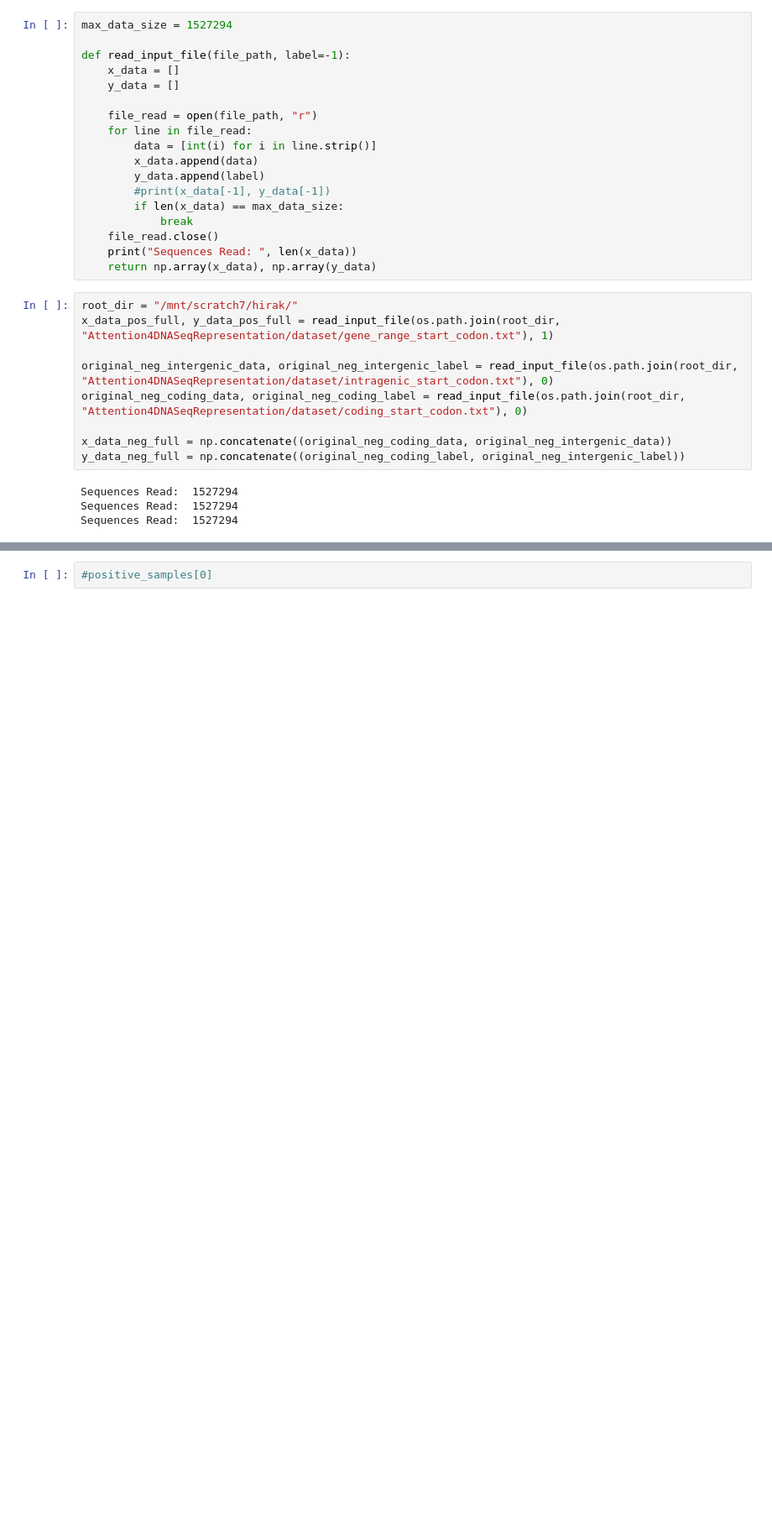
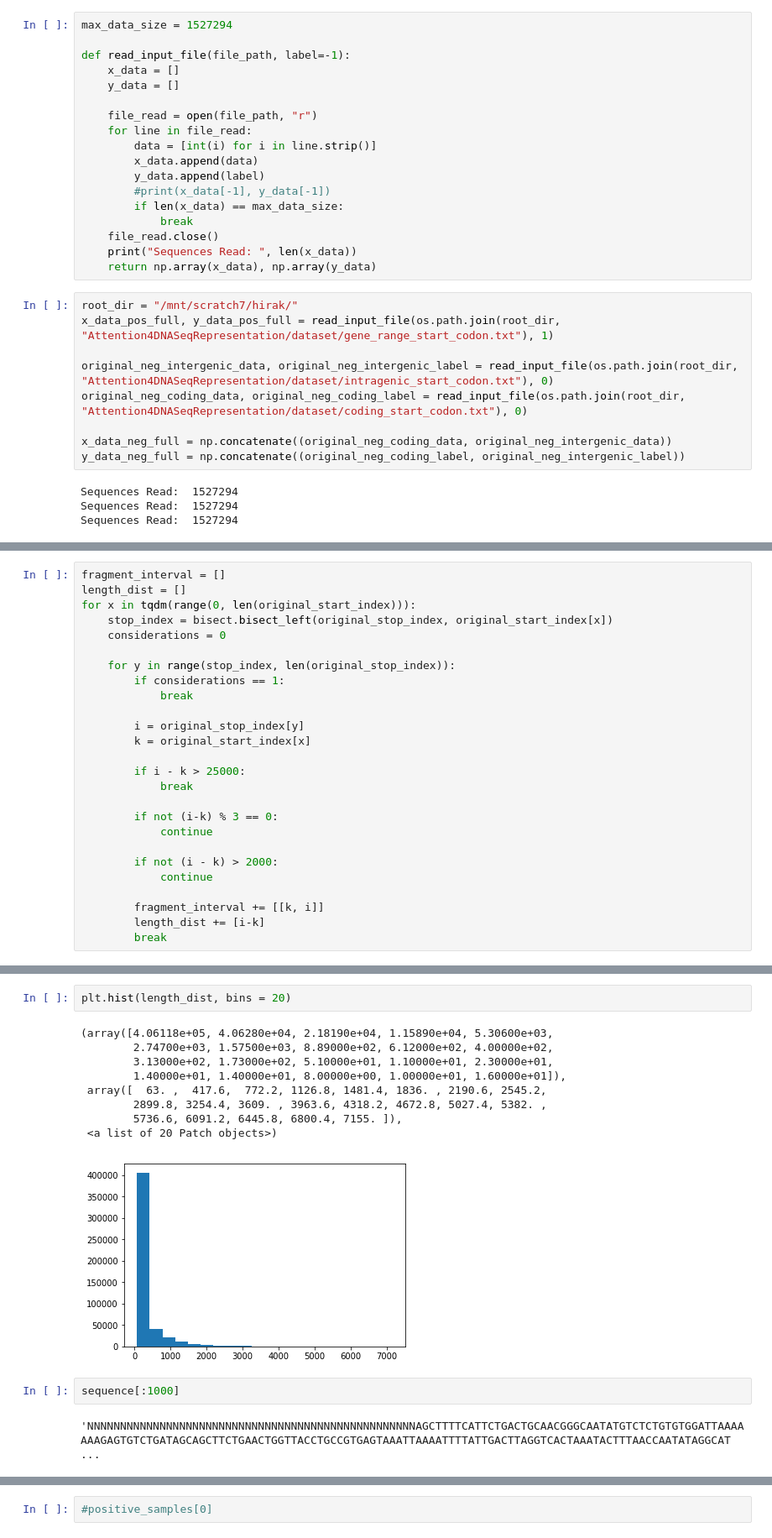
Before and after one commit to ruhulsbu/Attention4DNASeqRepresentation, a Jupyter notebook: notebook/pytorch/BenchmarkFullGenome.ipynb, the cells around one changed output, grey strips where cells are left out. Shown at 84% size. Saved outputs shown, nothing was run; the diff lists cells and outputs as text; blank space fills up the shorter version.

```diff
--- a/notebook/pytorch/BenchmarkFullGenome.ipynb
+++ b/notebook/pytorch/BenchmarkFullGenome.ipynb
@@ -71,0 +203,26 @@ Sequences Read:  1527294
+# %%
+fragment_interval = []
+length_dist = []
+for x in tqdm(range(0, len(original_start_index))):
+    stop_index = bisect.bisect_left(original_stop_index, original_start_index[x])
+    considerations = 0
+
+    for y in range(stop_index, len(original_stop_index)):
+        if considerations == 1:
+            break
+
+        i = original_stop_index[y]
+        k = original_start_index[x]
+
+        if i - k > 25000:
+            break
+
+        if not (i-k) % 3 == 0:
+            continue
+
+        if not (i - k) > 2000:
+            continue
+
+        fragment_interval += [[k, i]]
+        length_dist += [i-k]
+        break
@@ -71,0 +275,16 @@ Sequences Read:  1527294
+# %%
+plt.hist(length_dist, bins = 20)
+# %% [output]
+(array([4.06118e+05, 4.06280e+04, 2.18190e+04, 1.15890e+04, 5.30600e+03,
+        2.74700e+03, 1.57500e+03, 8.89000e+02, 6.12000e+02, 4.00000e+02,
+        3.13000e+02, 1.73000e+02, 5.10000e+01, 1.10000e+01, 2.30000e+01,
+        1.40000e+01, 1.40000e+01, 8.00000e+00, 1.00000e+01, 1.60000e+01]),
+ array([  63. ,  417.6,  772.2, 1126.8, 1481.4, 1836. , 2190.6, 2545.2,
+        2899.8, 3254.4, 3609. , 3963.6, 4318.2, 4672.8, 5027.4, 5382. ,
+        5736.6, 6091.2, 6445.8, 6800.4, 7155. ]),
+ <a list of 20 Patch objects>)
+[figure, added]
+# %%
+sequence[:1000]
+# %% [output]
+'NNNNNNNNNNNNNNNNNNNNNNNNNNNNNNNNNNNNNNNNNNNNNNNNNNAGCTTTTCATTCTGACTGCAACGGGCAATATGTCTCTGTGTGGATTAAAAAAAGAGTGTCTGATAGCAGCTTCTGAACTGGTTACCTGCCGTGAGTAAATTAAAATTTTATTGACTTAGGTCACTAAATACTTTAACCAATATAGGCAT ...
```
Also changed, not shown: parts of 30 cells of this notebook, 1 other file.
